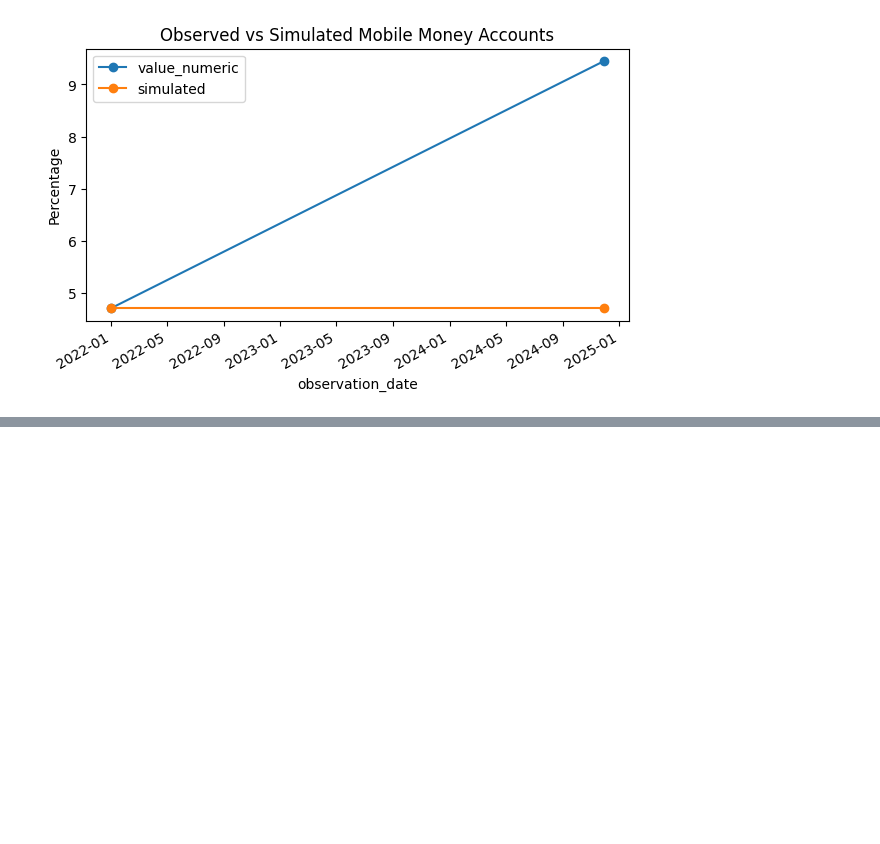
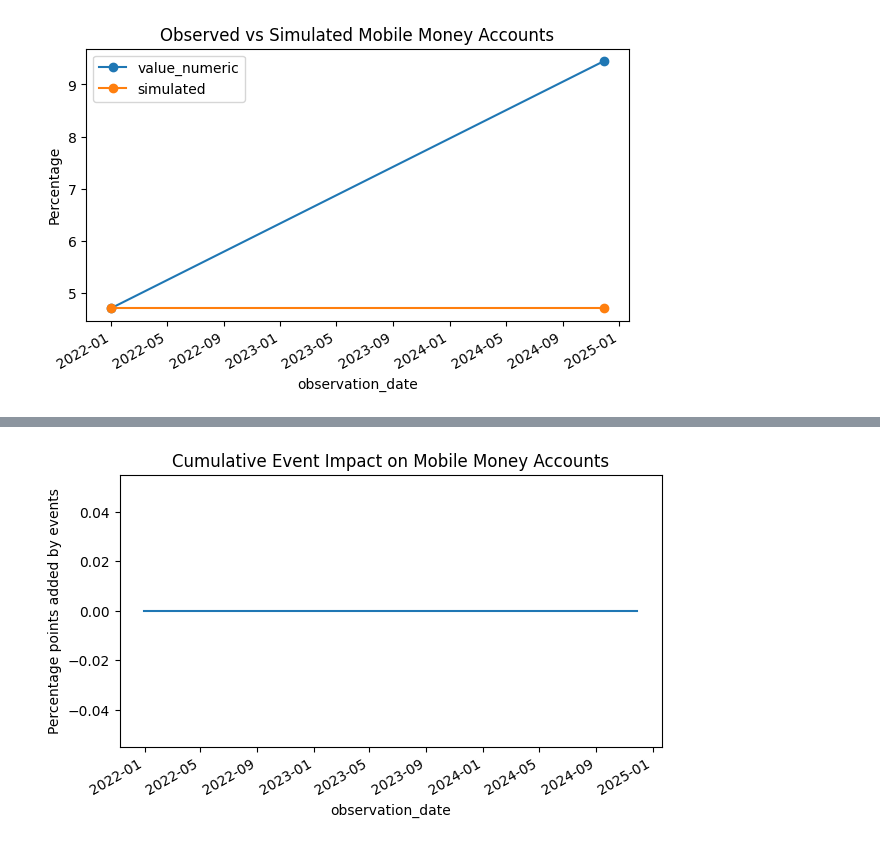
Before and after one commit to AdeyAmare/ethiopia-fi-forecast, a Jupyter notebook: notebooks/event_impact_modeling.ipynb, the cells around one changed output, grey strips where cells are left out. Saved outputs shown, nothing was run; the diff lists cells and outputs as text; code cells hidden in the pictures; blank space fills up the shorter version.

```diff
--- a/notebooks/event_impact_modeling.ipynb
+++ b/notebooks/event_impact_modeling.ipynb
@@ -62,0 +88,9 @@ Text(0, 0.5, 'Percentage')
+# %%
+sim = model.simulate_indicator("ACC_MM_ACCOUNT")
+sim["cumulative_effect"] = sim["simulated"] - sim["value_numeric"].iloc[0]
+sim["cumulative_effect"].plot(figsize=(7,4))
+plt.title("Cumulative Event Impact on Mobile Money Accounts")
+plt.ylabel("Percentage points added by events")
+plt.show()
+# %% [output]
+[figure, added]
```
Also changed, not shown: parts of 3 cells of this notebook.
